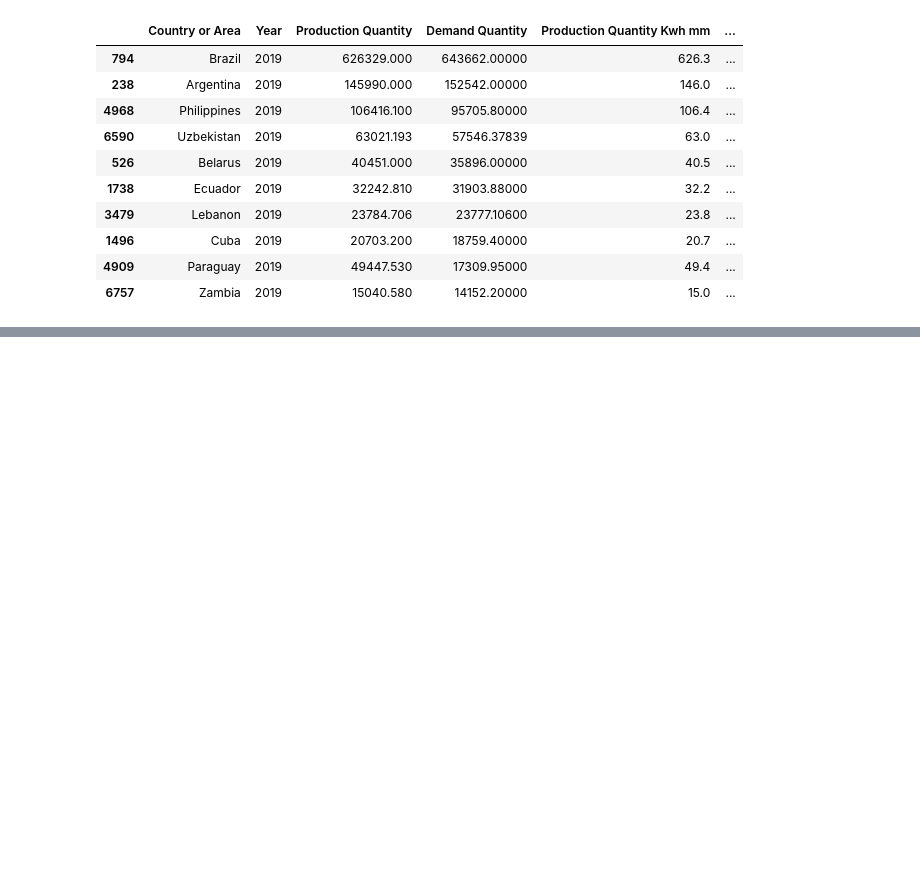
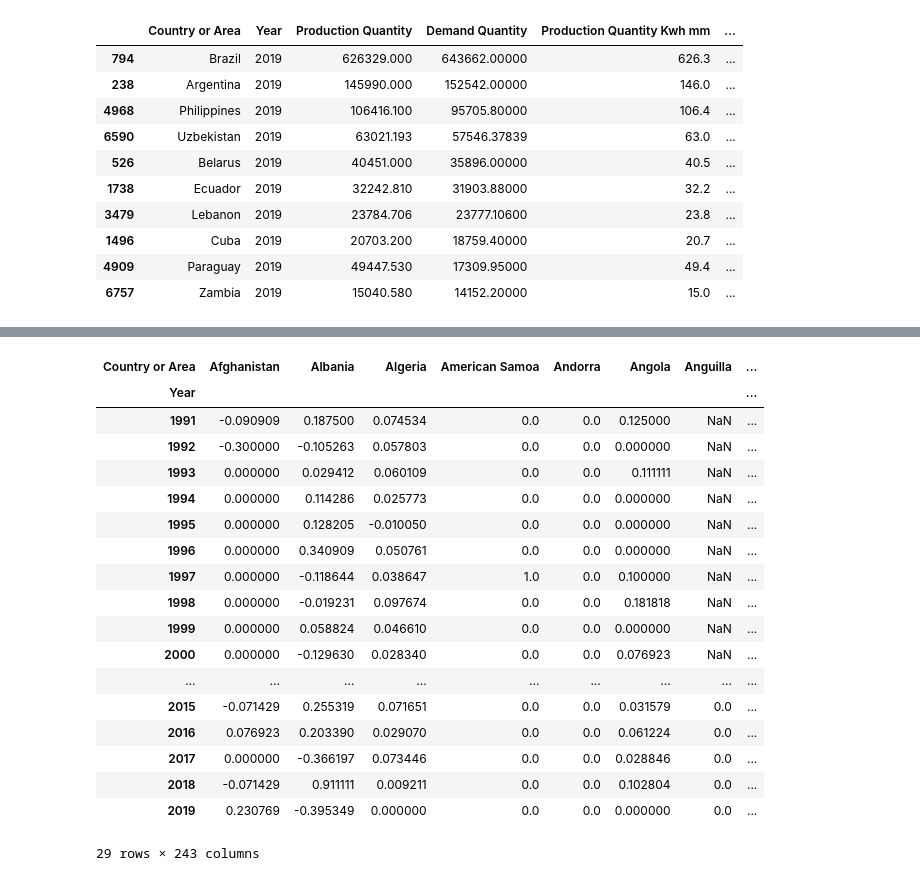
Before and after one commit to nss-data-science-cohort-5/un_exploration-ZhenyaC, a Jupyter notebook: notebooks/electricty22.ipynb, the cells around one changed output, grey strips where cells are left out. Cells and saved outputs as stored; diff of their text form; code cells hidden in the pictures; blank space fills up the shorter version.

```diff
--- a/notebooks/electricty22.ipynb
+++ b/notebooks/electricty22.ipynb
@@ -202,0 +259,25 @@ production_all_years.plot(x='Year',y='Production Quantity', kind ="line")
+# %%
+df_one = pd.pivot_table(production_demand_quantity,values='Production Quantity Kwh mm',index='Year',columns='Country or Area')
+df_two = df_one.pct_change()
+df_two.apply(lambda x: x*100)
+df_two.iloc[1:,:]
+# %% [output]
+| Country or Area | Afghanistan | Albania | Algeria | American Samoa | Andorra | Angola | Anguilla | ... |
+| Year |  |  |  |  |  |  |  | ... |
+| 1991 | -0.090909 | 0.187500 | 0.074534 | 0.0 | 0.0 | 0.125000 | NaN | ... |
+| 1992 | -0.300000 | -0.105263 | 0.057803 | 0.0 | 0.0 | 0.000000 | NaN | ... |
+| 1993 | 0.000000 | 0.029412 | 0.060109 | 0.0 | 0.0 | 0.111111 | NaN | ... |
+| 1994 | 0.000000 | 0.114286 | 0.025773 | 0.0 | 0.0 | 0.000000 | NaN | ... |
+| 1995 | 0.000000 | 0.128205 | -0.010050 | 0.0 | 0.0 | 0.000000 | NaN | ... |
+| 1996 | 0.000000 | 0.340909 | 0.050761 | 0.0 | 0.0 | 0.000000 | NaN | ... |
+| 1997 | 0.000000 | -0.118644 | 0.038647 | 1.0 | 0.0 | 0.100000 | NaN | ... |
+| 1998 | 0.000000 | -0.019231 | 0.097674 | 0.0 | 0.0 | 0.181818 | NaN | ... |
+| 1999 | 0.000000 | 0.058824 | 0.046610 | 0.0 | 0.0 | 0.000000 | NaN | ... |
+| 2000 | 0.000000 | -0.129630 | 0.028340 | 0.0 | 0.0 | 0.076923 | NaN | ... |
+| ... | ... | ... | ... | ... | ... | ... | ... | ... |
+| 2015 | -0.071429 | 0.255319 | 0.071651 | 0.0 | 0.0 | 0.031579 | 0.0 | ... |
+| 2016 | 0.076923 | 0.203390 | 0.029070 | 0.0 | 0.0 | 0.061224 | 0.0 | ... |
+| 2017 | 0.000000 | -0.366197 | 0.073446 | 0.0 | 0.0 | 0.028846 | 0.0 | ... |
+| 2018 | -0.071429 | 0.911111 | 0.009211 | 0.0 | 0.0 | 0.102804 | 0.0 | ... |
+| 2019 | 0.230769 | -0.395349 | 0.000000 | 0.0 | 0.0 | 0.000000 | 0.0 | ... |
+29 rows × 243 columns
```
Also changed, not shown: parts of 10 cells of this notebook.
